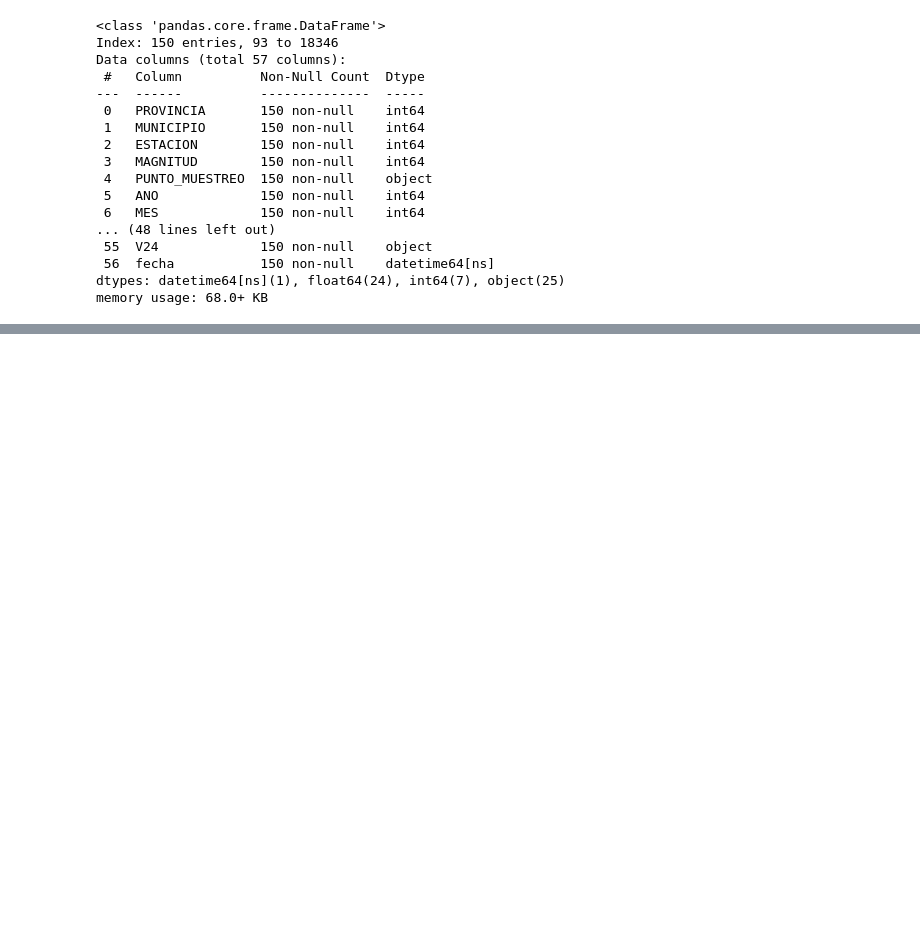
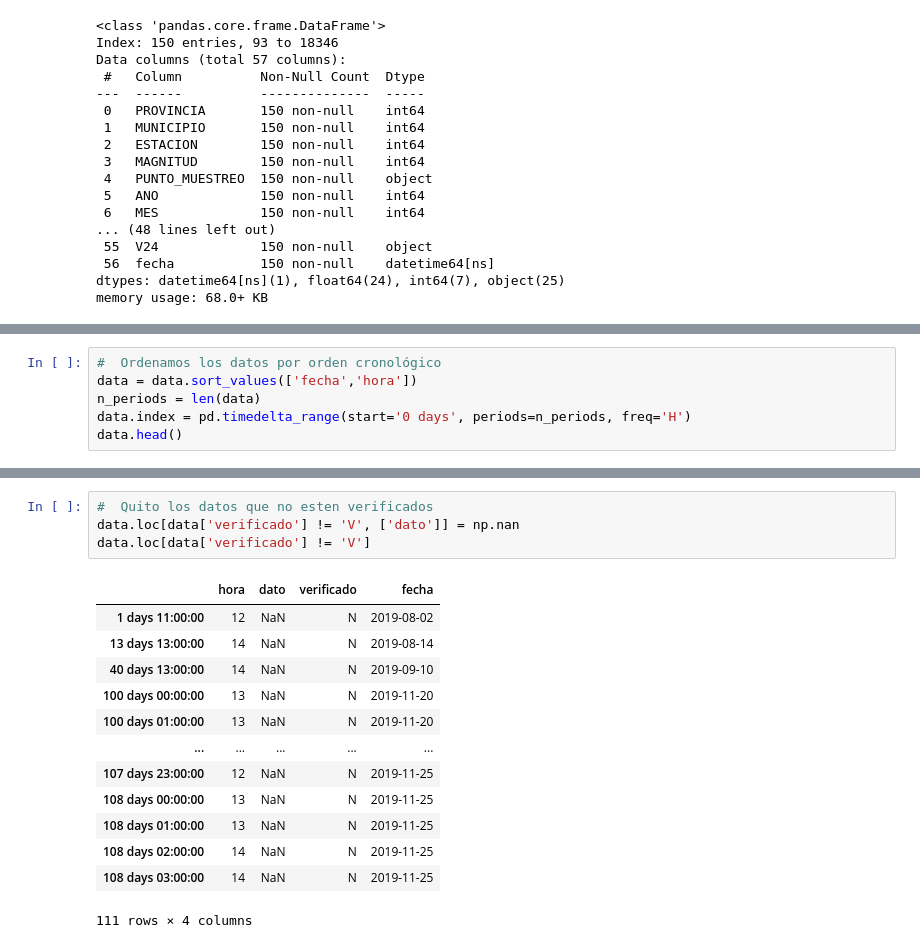
Before and after one commit to Enriquepardo/Fase-2, a Jupyter notebook: Fase_2(Q).ipynb, the cells around one changed output, grey strips where cells are left out. Cells and saved outputs as stored; diff of their text form; blank space fills up the shorter version.

```diff
--- a/Fase_2(Q).ipynb
+++ b/Fase_2(Q).ipynb
@@ -164,0 +169,6 @@ data = data.astype({'hora': 'int32'}, copy=False)
+# %%
+#  Ordenamos los datos por orden cronológico
+data = data.sort_values(['fecha','hora'])
+n_periods = len(data)
+data.index = pd.timedelta_range(start='0 days', periods=n_periods, freq='H')
+data.head()
@@ -164,0 +191,18 @@ data = data.astype({'hora': 'int32'}, copy=False)
+# %%
+#  Quito los datos que no esten verificados
+data.loc[data['verificado'] != 'V', ['dato']] = np.nan
+data.loc[data['verificado'] != 'V']
+# %% [output]
+|  | hora | dato | verificado | fecha |
+| 1 days 11:00:00 | 12 | NaN | N | 2019-08-02 |
+| 13 days 13:00:00 | 14 | NaN | N | 2019-08-14 |
+| 40 days 13:00:00 | 14 | NaN | N | 2019-09-10 |
+| 100 days 00:00:00 | 13 | NaN | N | 2019-11-20 |
+| 100 days 01:00:00 | 13 | NaN | N | 2019-11-20 |
+| ... | ... | ... | ... | ... |
+| 107 days 23:00:00 | 12 | NaN | N | 2019-11-25 |
+| 108 days 00:00:00 | 13 | NaN | N | 2019-11-25 |
+| 108 days 01:00:00 | 13 | NaN | N | 2019-11-25 |
+| 108 days 02:00:00 | 14 | NaN | N | 2019-11-25 |
+| 108 days 03:00:00 | 14 | NaN | N | 2019-11-25 |
+111 rows × 4 columns
```
Also changed, not shown: parts of 11 cells of this notebook.
